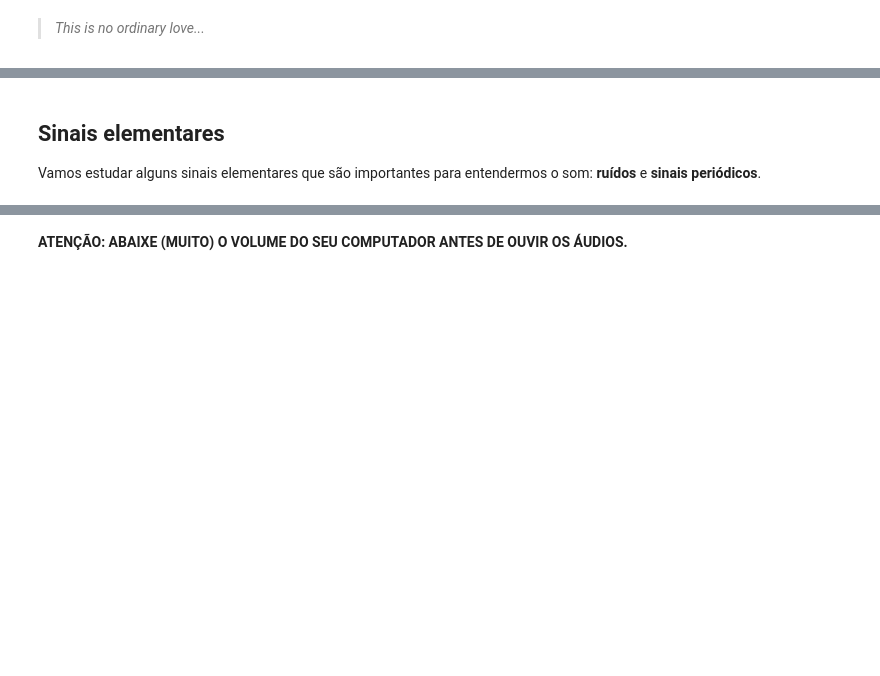
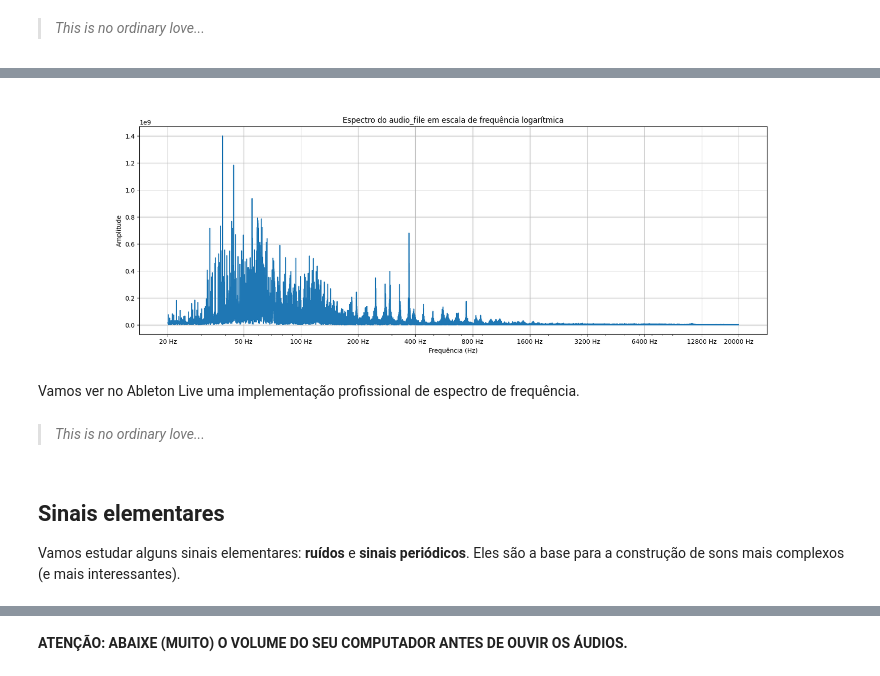
Before and after one commit to uspaudiotech/workshop-sintese, a Jupyter notebook: main.ipynb, the cells around one changed output, grey strips where cells are left out. Cells and saved outputs as stored; diff of their text form; code cells hidden in the pictures; blank space fills up the shorter version.

```diff
--- a/main.ipynb
+++ b/main.ipynb
@@ -141,4 +180,39 @@ interactive(children=(IntSlider(value=1000, description='taxa_amostragem', max=2
+# %%
+from scipy.fft import fft, fftfreq
+
+def plot_audio_spectrum(audio, sample_rate):
+    # Computa a FFT do áudio inteiro
+    N = len(audio)
+    yf = fft(audio)
+    xf = fftfreq(N, 1 / sample_rate)
+
+    # Filtra frequências entre 20 e 20 kHz (espectro audível)
+    mask = (xf >= 20) & (xf <= 20000)
+    xf = xf[mask]
+    yf = np.abs(yf[mask])
+
+    # Define marcadores personalizados para frequências importantes para música
+    musical_frequencies = [20, 50, 100, 200, 400, 800, 1600, 3200, 6400, 12800, 20000]
+    tick_labels = [f"{freq} Hz" for freq in musical_frequencies]
+
+    # Cria o gráfico
+    plt.figure(figsize=(18, 6))
+    plt.semilogx(xf, yf)
+    plt.title("Espectro do audio_file em escala de frequência logarítmica")
+    plt.xlabel("Frequência (Hz)")
+    plt.ylabel("Amplitude")
+    plt.xticks(musical_frequencies, tick_labels)
+    plt.grid()
+    plt.show()
+
+plot_audio_spectrum(audio_file[:, 0], sample_rate) # Plot do espectro do canal esquerdo
+# %% [output]
+[figure, added]
+# %% [markdown]
+Vamos ver no Ableton Live uma implementação profissional de espectro de frequência.
+# %% [markdown]
+> *This is no ordinary love...*
 # %% [markdown]
 ## Sinais elementares
 
-Vamos estudar alguns sinais elementares que são importantes para entendermos o som: **ruídos** e **sinais periódicos**.
+Vamos estudar alguns sinais elementares: **ruídos** e **sinais periódicos**. Eles são a base para a construção de sons mais complexos (e mais interessantes).
```
Also changed, not shown: parts of 74 cells of this notebook.
